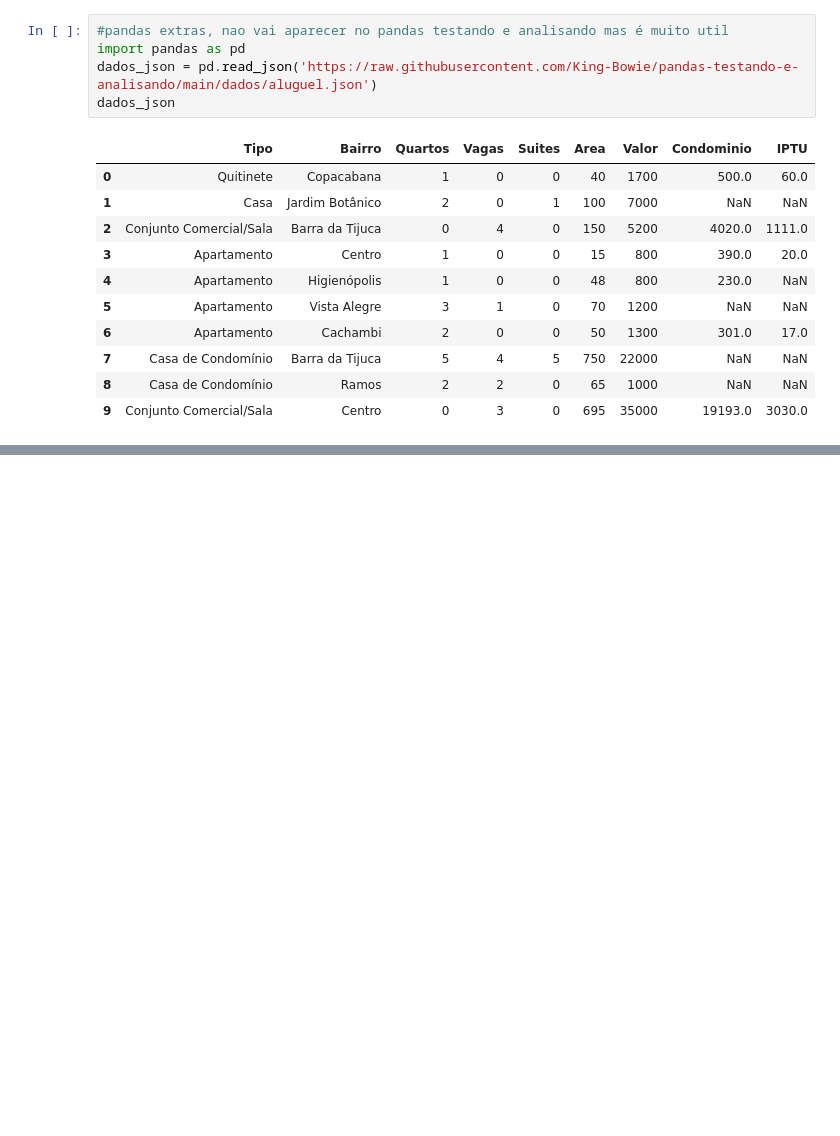
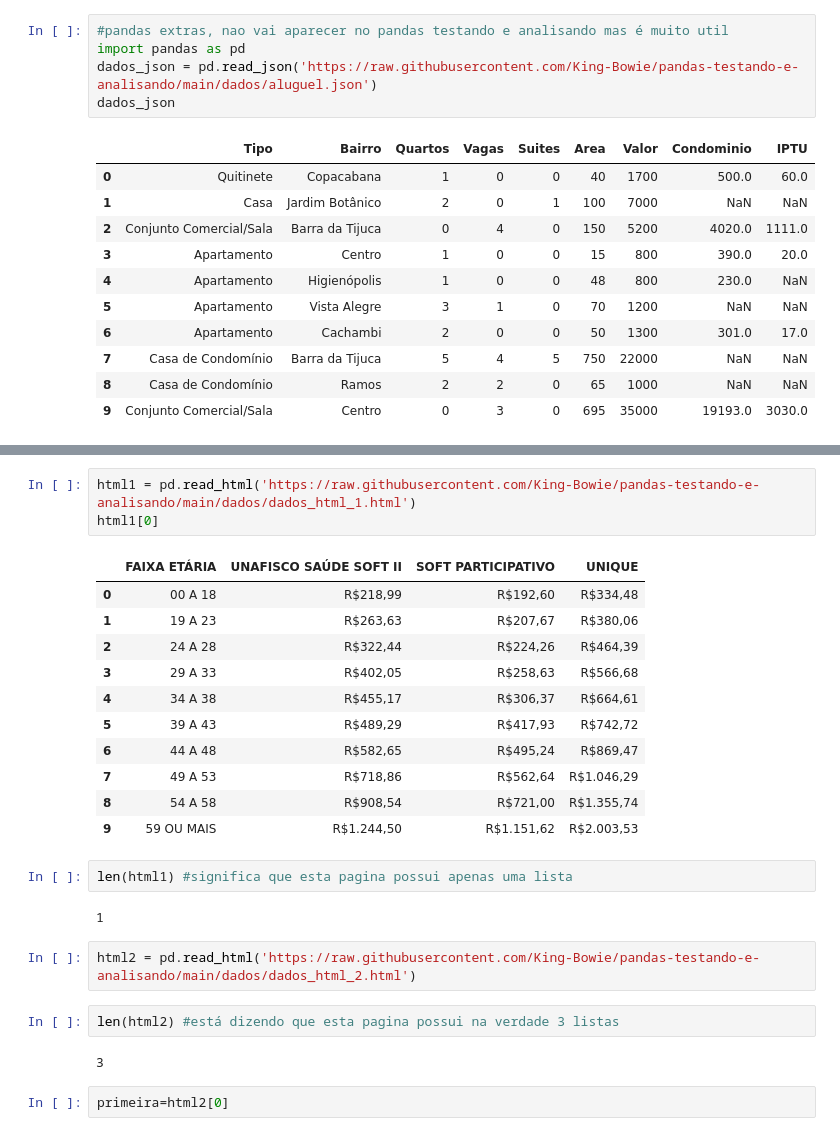
Before and after one commit to King-Bowie/pandas-testando-e-analisando, a Jupyter notebook: Pandas_Extras_testando_e_analisando.ipynb, the cells around one changed output, grey strips where cells are left out. Cells and saved outputs as stored; diff of their text form; blank space fills up the shorter version.

```diff
--- a/Pandas_Extras_testando_e_analisando.ipynb
+++ b/Pandas_Extras_testando_e_analisando.ipynb
@@ -26,0 +57,27 @@ dados_json
+# %%
+html1 = pd.read_html('https://raw.githubusercontent.com/King-Bowie/pandas-testando-e-analisando/main/dados/dados_html_1.html')
+html1[0]
+# %% [output]
+|  | FAIXA ETÁRIA | UNAFISCO SAÚDE SOFT II | SOFT PARTICIPATIVO | UNIQUE |
+| 0 | 00 A 18 | R$218,99 | R$192,60 | R$334,48 |
+| 1 | 19 A 23 | R$263,63 | R$207,67 | R$380,06 |
+| 2 | 24 A 28 | R$322,44 | R$224,26 | R$464,39 |
+| 3 | 29 A 33 | R$402,05 | R$258,63 | R$566,68 |
+| 4 | 34 A 38 | R$455,17 | R$306,37 | R$664,61 |
+| 5 | 39 A 43 | R$489,29 | R$417,93 | R$742,72 |
+| 6 | 44 A 48 | R$582,65 | R$495,24 | R$869,47 |
+| 7 | 49 A 53 | R$718,86 | R$562,64 | R$1.046,29 |
+| 8 | 54 A 58 | R$908,54 | R$721,00 | R$1.355,74 |
+| 9 | 59 OU MAIS | R$1.244,50 | R$1.151,62 | R$2.003,53 |
+# %%
+len(html1) #significa que esta pagina possui apenas uma lista
+# %% [output]
+1
+# %%
+html2 = pd.read_html('https://raw.githubusercontent.com/King-Bowie/pandas-testando-e-analisando/main/dados/dados_html_2.html')
+# %%
+len(html2) #está dizendo que esta pagina possui na verdade 3 listas
+# %% [output]
+3
+# %%
+primeira=html2[0]
```
Also changed, not shown: parts of 16 cells of this notebook.
